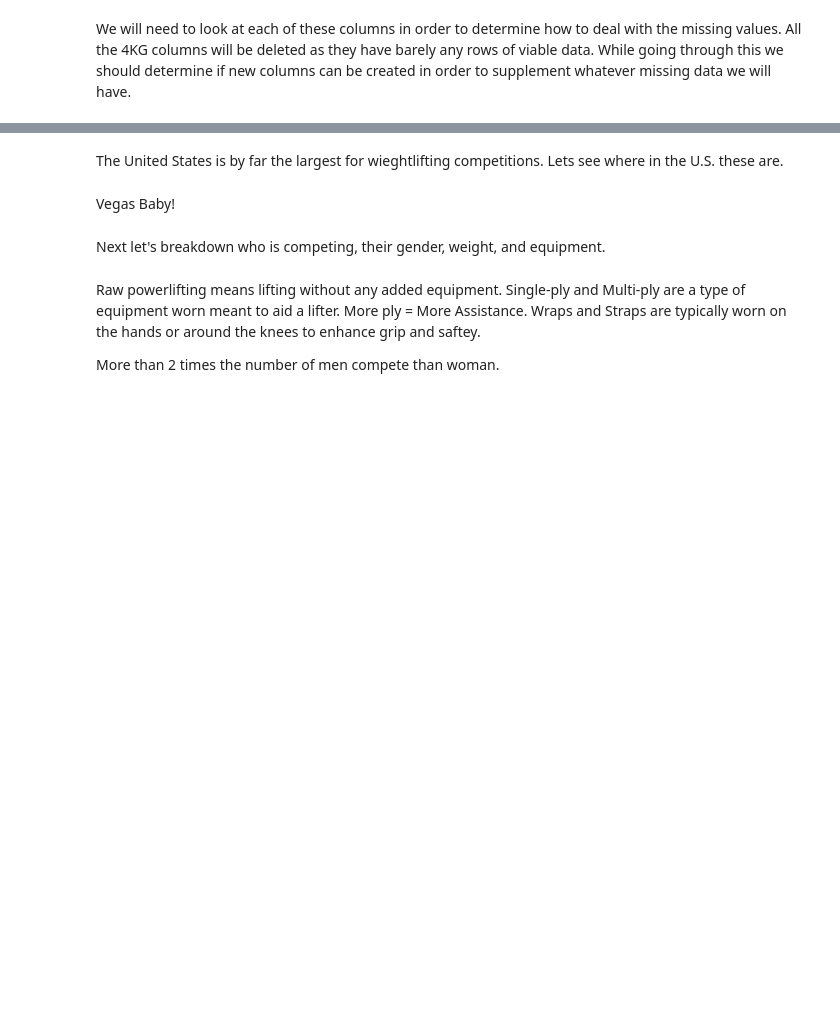
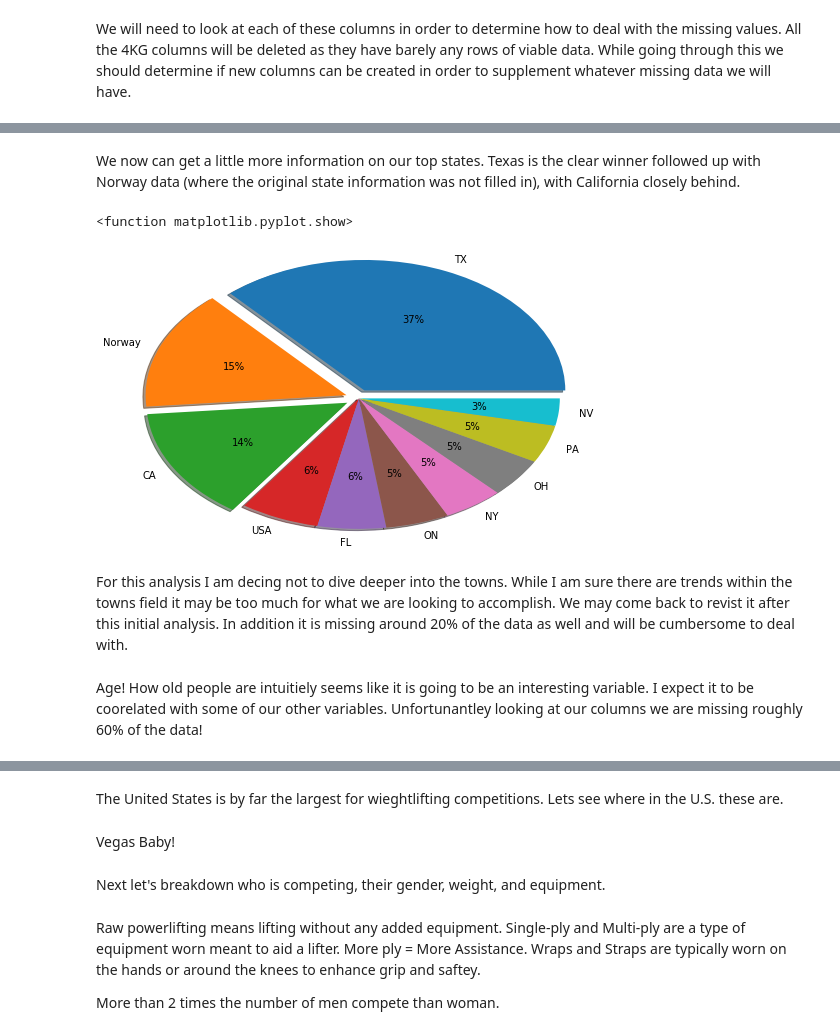
Before and after one commit to TMazzeo22/Lifting---First-Project, a Jupyter notebook: Jupyter Notebook/Lifting Project.ipynb, the cells around one changed output, grey strips where cells are left out. Cells and saved outputs as stored; diff of their text form; code cells hidden in the pictures; blank space fills up the shorter version.

```diff
--- a/Jupyter Notebook/Lifting Project.ipynb
+++ b/Jupyter Notebook/Lifting Project.ipynb
@@ -164,0 +213,20 @@ df.sum()
+# %%
+df['New_State'] = df['MeetState'].fillna(df['MeetCountry'])
+# %% [markdown]
+We now can get a little more information on our top states. Texas is the clear winner followed up with Norway data (where the original state information was not filled in), with California closely behind.
+# %%
+explode = (.1,.1,.1,0,0,0,0,0,0,0)
+
+plt.pie(x = df['New_State'].value_counts().head(10),
+    labels = df['New_State'].value_counts().head(10).index.tolist(),
+       autopct='%.0f%%', shadow = True, radius = 1.5,
+    explode = explode)
+
+plt.show
+# %% [output]
+<function matplotlib.pyplot.show>
+[figure, added]
+# %% [markdown]
+For this analysis I am decing not to dive deeper into the towns. While I am sure there are trends within the towns field it may be too much for what we are looking to accomplish. We may come back to revist it after this initial analysis. In addition it is missing around 20% of the data as well and will be cumbersome to deal with.
+# %% [markdown]
+Age! How old people are intuitiely seems like it is going to be an interesting variable. I expect it to be coorelated with some of our other variables. Unfortunantley looking at our columns we are missing roughly 60% of the data!
```
Also changed, not shown: parts of 15 cells of this notebook.
